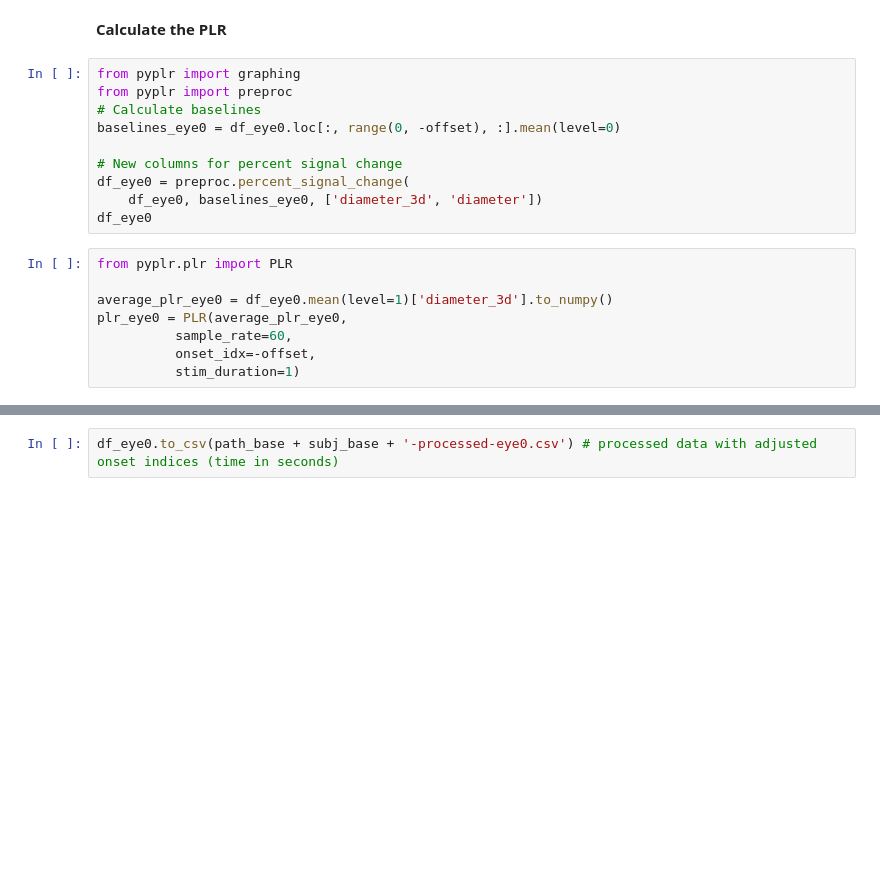
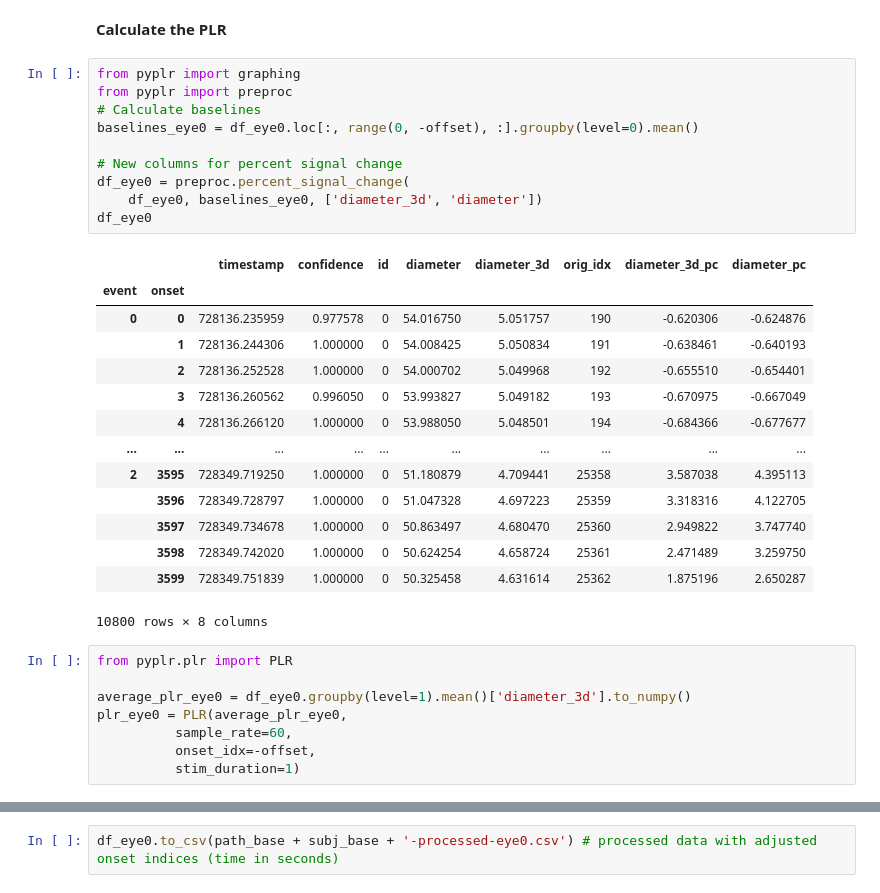
Before and after one commit to sierrasparks/cvd_pupillometry, a Jupyter notebook: PLR-stims-90s-ISI-binocular-sub-006-ses-01-1019.ipynb, the cells around one changed output, grey strips where cells are left out. Saved outputs shown, nothing was run; the diff lists cells and outputs as text; blank space fills up the shorter version.

```diff
--- a/PLR-stims-90s-ISI-binocular-sub-006-ses-01-1019.ipynb
+++ b/PLR-stims-90s-ISI-binocular-sub-006-ses-01-1019.ipynb
@@ -488,17 +574,32 @@ df_eye1.index
 # %%
 from pyplr import graphing
 from pyplr import preproc
 # Calculate baselines
-baselines_eye0 = df_eye0.loc[:, range(0, -offset), :].mean(level=0)
+baselines_eye0 = df_eye0.loc[:, range(0, -offset), :].groupby(level=0).mean()
 
 # New columns for percent signal change
 df_eye0 = preproc.percent_signal_change(
     df_eye0, baselines_eye0, ['diameter_3d', 'diameter'])
 df_eye0
+# %% [output]
+|  |  | timestamp | confidence | id | diameter | diameter_3d | orig_idx | diameter_3d_pc | diameter_pc |
+| event | onset |  |  |  |  |  |  |  |  |
+| 0 | 0 | 728136.235959 | 0.977578 | 0 | 54.016750 | 5.051757 | 190 | -0.620306 | -0.624876 |
+|  | 1 | 728136.244306 | 1.000000 | 0 | 54.008425 | 5.050834 | 191 | -0.638461 | -0.640193 |
+|  | 2 | 728136.252528 | 1.000000 | 0 | 54.000702 | 5.049968 | 192 | -0.655510 | -0.654401 |
+|  | 3 | 728136.260562 | 0.996050 | 0 | 53.993827 | 5.049182 | 193 | -0.670975 | -0.667049 |
+|  | 4 | 728136.266120 | 1.000000 | 0 | 53.988050 | 5.048501 | 194 | -0.684366 | -0.677677 |
+| ... | ... | ... | ... | ... | ... | ... | ... | ... | ... |
+| 2 | 3595 | 728349.719250 | 1.000000 | 0 | 51.180879 | 4.709441 | 25358 | 3.587038 | 4.395113 |
+|  | 3596 | 728349.728797 | 1.000000 | 0 | 51.047328 | 4.697223 | 25359 | 3.318316 | 4.122705 |
+|  | 3597 | 728349.734678 | 1.000000 | 0 | 50.863497 | 4.680470 | 25360 | 2.949822 | 3.747740 |
+|  | 3598 | 728349.742020 | 1.000000 | 0 | 50.624254 | 4.658724 | 25361 | 2.471489 | 3.259750 |
+|  | 3599 | 728349.751839 | 1.000000 | 0 | 50.325458 | 4.631614 | 25362 | 1.875196 | 2.650287 |
+10800 rows × 8 columns
 # %%
 from pyplr.plr import PLR
 
-average_plr_eye0 = df_eye0.mean(level=1)['diameter_3d'].to_numpy()
+average_plr_eye0 = df_eye0.groupby(level=1).mean()['diameter_3d'].to_numpy()
 plr_eye0 = PLR(average_plr_eye0,
           sample_rate=60,
           onset_idx=-offset,
```
Also changed, not shown: parts of 16 cells of this notebook, 7 other files.
